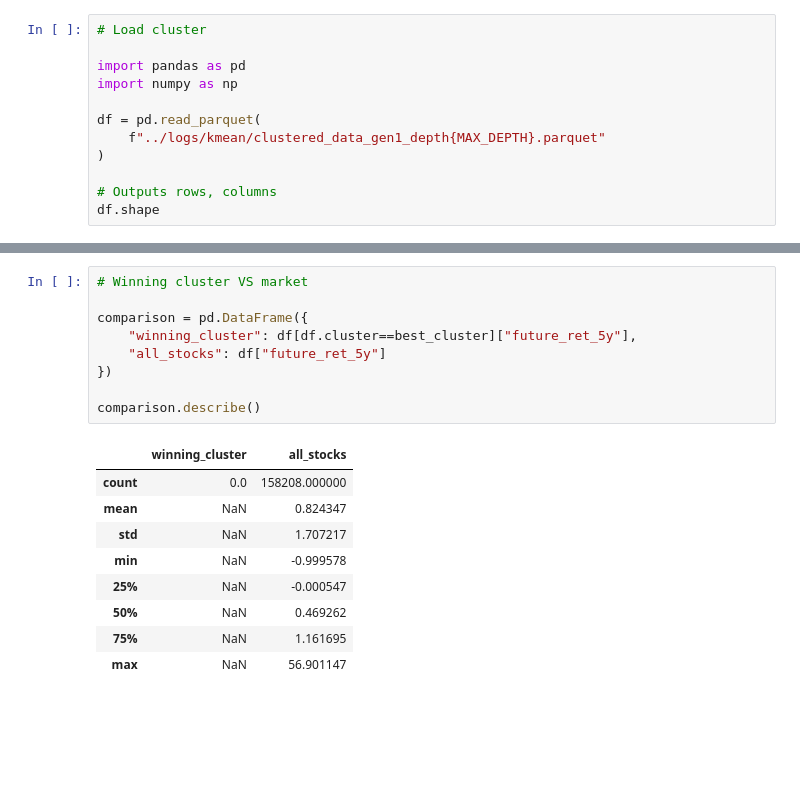
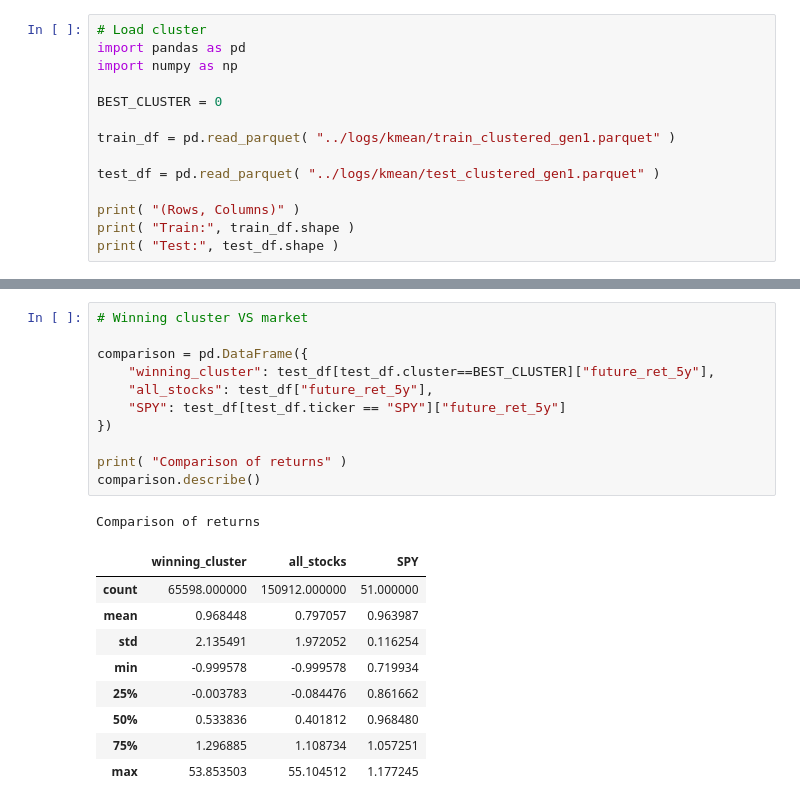
Before and after one commit to CaptainCaswell/COMP440-FinData, a Jupyter notebook: notebooks/kmean_clusters_analysis.ipynb, the cells around one changed output, grey strips where cells are left out. Cells and saved outputs as stored; diff of their text form; blank space fills up the shorter version.

```diff
--- a/notebooks/kmean_clusters_analysis.ipynb
+++ b/notebooks/kmean_clusters_analysis.ipynb
@@ -4,13 +1,15 @@ MAX_DEPTH = 2
 # %%
 # Load cluster
-
 import pandas as pd
 import numpy as np
 
-df = pd.read_parquet(
-    f"../logs/kmean/clustered_data_gen1_depth{MAX_DEPTH}.parquet"
-)
+BEST_CLUSTER = 0
 
-# Outputs rows, columns
-df.shape
+train_df = pd.read_parquet( "../logs/kmean/train_clustered_gen1.parquet" )
+
+test_df = pd.read_parquet( "../logs/kmean/test_clustered_gen1.parquet" )
+
+print( "(Rows, Columns)" )
+print( "Train:", train_df.shape )
+print( "Test:", test_df.shape )
 # %% [output]
@@ -202,19 +310,22 @@ Series([], Name: cluster, dtype: int32)
 # %%
 # Winning cluster VS market
 
 comparison = pd.DataFrame({
-    "winning_cluster": df[df.cluster==best_cluster]["future_ret_5y"],
-    "all_stocks": df["future_ret_5y"]
+    "winning_cluster": test_df[test_df.cluster==BEST_CLUSTER]["future_ret_5y"],
+    "all_stocks": test_df["future_ret_5y"],
+    "SPY": test_df[test_df.ticker == "SPY"]["future_ret_5y"]
 })
 
+print( "Comparison of returns" )
 comparison.describe()
 # %% [output]
+Comparison of returns
-|  | winning_cluster | all_stocks |
-| count | 0.0 | 158208.000000 |
-| mean | NaN | 0.824347 |
-| std | NaN | 1.707217 |
-| min | NaN | -0.999578 |
-| 25% | NaN | -0.000547 |
-| 50% | NaN | 0.469262 |
-| 75% | NaN | 1.161695 |
-| max | NaN | 56.901147 |
+|  | winning_cluster | all_stocks | SPY |
+| count | 65598.000000 | 150912.000000 | 51.000000 |
+| mean | 0.968448 | 0.797057 | 0.963987 |
+| std | 2.135491 | 1.972052 | 0.116254 |
+| min | -0.999578 | -0.999578 | 0.719934 |
+| 25% | -0.003783 | -0.084476 | 0.861662 |
+| 50% | 0.533836 | 0.401812 | 0.968480 |
+| 75% | 1.296885 | 1.108734 | 1.057251 |
+| max | 53.853503 | 55.104512 | 1.177245 |
```
Also changed, not shown: parts of 11 cells of this notebook, 1 other file.
